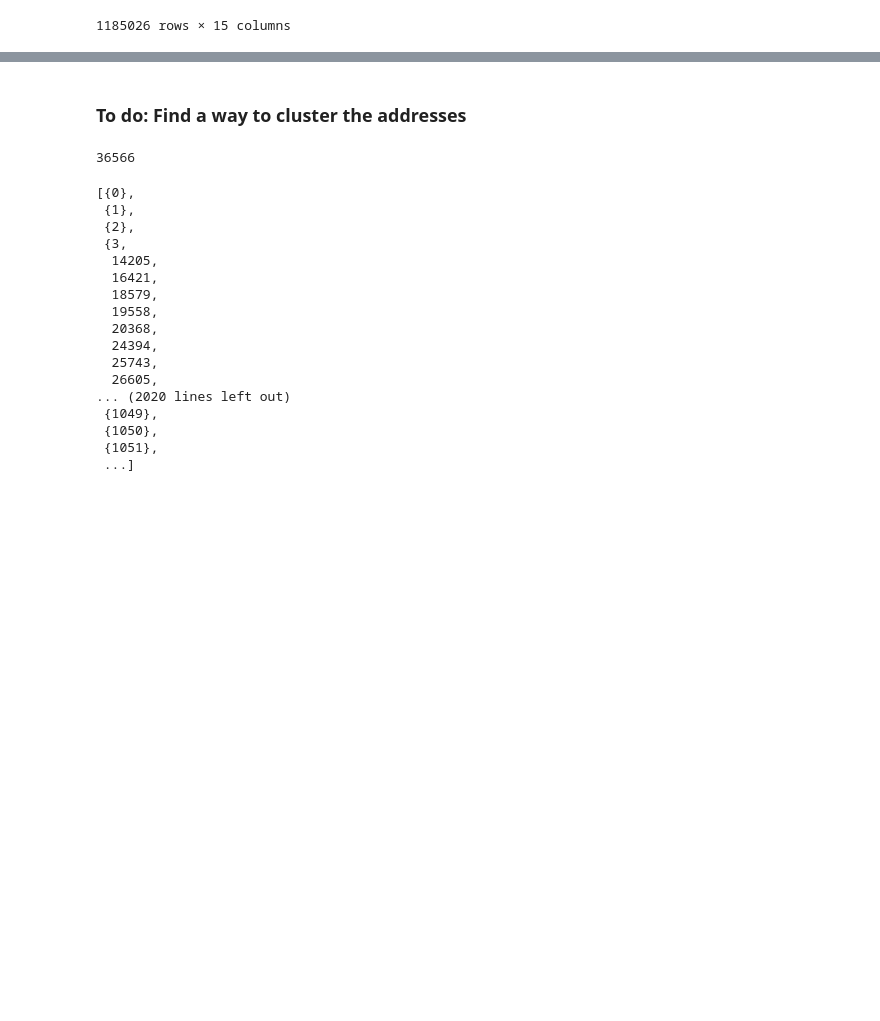
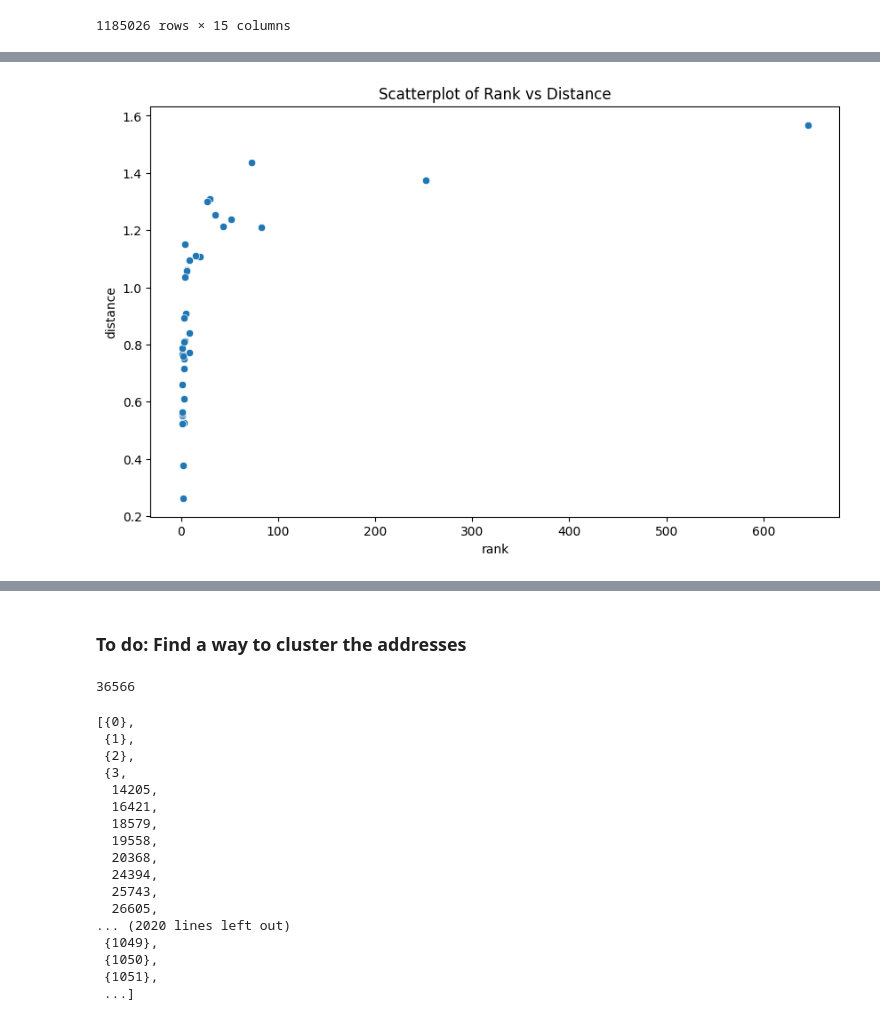
Before and after one commit to dariothuerkauf/address-clustering, a Jupyter notebook: python/node-embedding.ipynb, the cells around one changed output, grey strips where cells are left out. Saved outputs shown, nothing was run; the diff lists cells and outputs as text; code cells hidden in the pictures; blank space fills up the shorter version.

```diff
--- a/python/node-embedding.ipynb
+++ b/python/node-embedding.ipynb
@@ -243,0 +259,7 @@ ens
+# %%
+plt.figure(figsize=(10, 6))
+sns.scatterplot(x='rank', y='distance', data=ens_pairs)
+plt.title('Scatterplot Rank vs Distance')
+plt.show()
+# %% [output]
+[figure, added]
```
Also changed, not shown: parts of 12 cells of this notebook, 2 other files.
